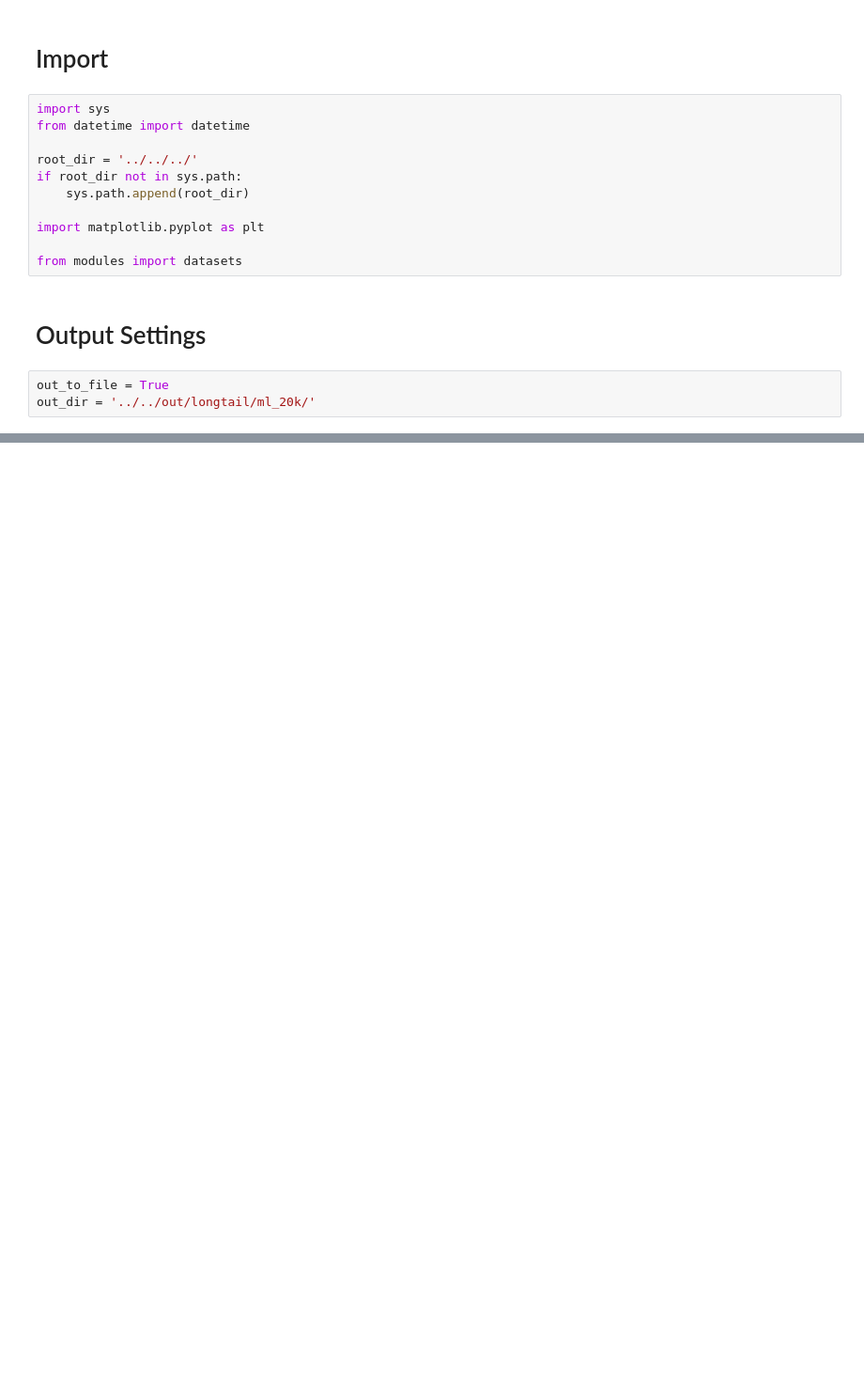
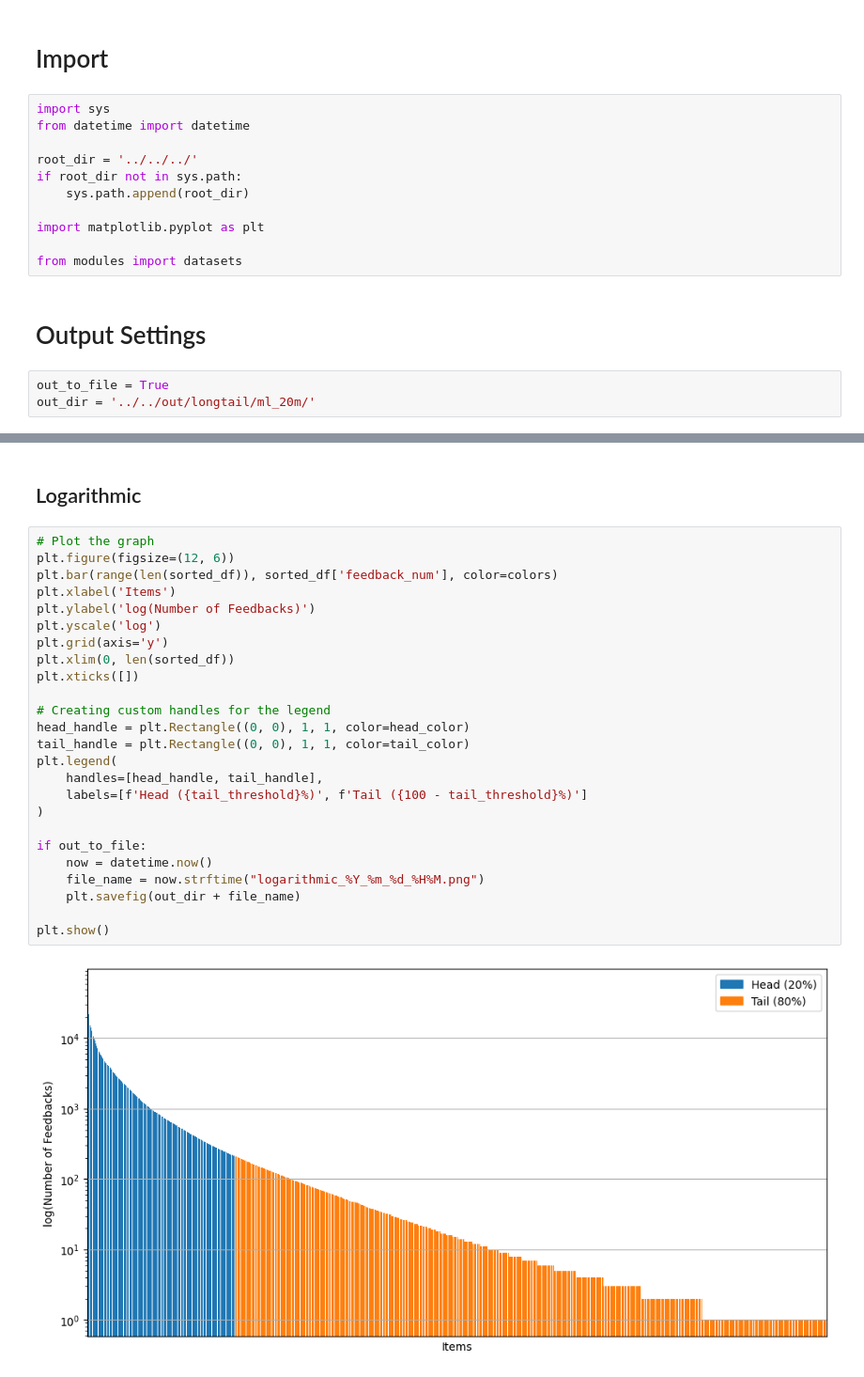
Before and after one commit to 9re-pe/mpcml, a Jupyter notebook: experiment/notebook/longtail/ml_20m.ipynb, the cells around one changed output, grey strips where cells are left out. Shown at 94% size. Cells and saved outputs as stored; diff of their text form; blank space fills up the shorter version.

```diff
--- a/experiment/notebook/longtail/ml_20m.ipynb
+++ b/experiment/notebook/longtail/ml_20m.ipynb
@@ -15,5 +15,5 @@ from modules import datasets
 # Output Settings
 # %%
 out_to_file = True
-out_dir = '../../out/longtail/ml_20k/'
+out_dir = '../../out/longtail/ml_20m/'
 # %% [markdown]
@@ -63,0 +84,29 @@ plt.show()
+# %% [markdown]
+## Logarithmic
+# %%
+# Plot the graph
+plt.figure(figsize=(12, 6))
+plt.bar(range(len(sorted_df)), sorted_df['feedback_num'], color=colors)
+plt.xlabel('Items')
+plt.ylabel('log(Number of Feedbacks)')
+plt.yscale('log')
+plt.grid(axis='y')
+plt.xlim(0, len(sorted_df))
+plt.xticks([])
+
+# Creating custom handles for the legend
+head_handle = plt.Rectangle((0, 0), 1, 1, color=head_color)
+tail_handle = plt.Rectangle((0, 0), 1, 1, color=tail_color)
+plt.legend(
+    handles=[head_handle, tail_handle],
+    labels=[f'Head ({tail_threshold}%)', f'Tail ({100 - tail_threshold}%)']
+)
+
+if out_to_file:
+    now = datetime.now()
+    file_name = now.strftime("logarithmic_%Y_%m_%d_%H%M.png")
+    plt.savefig(out_dir + file_name)
+
+plt.show()
+# %% [output]
+[figure, added]
```
Also changed, not shown: parts of 8 cells of this notebook, 1 other file.
